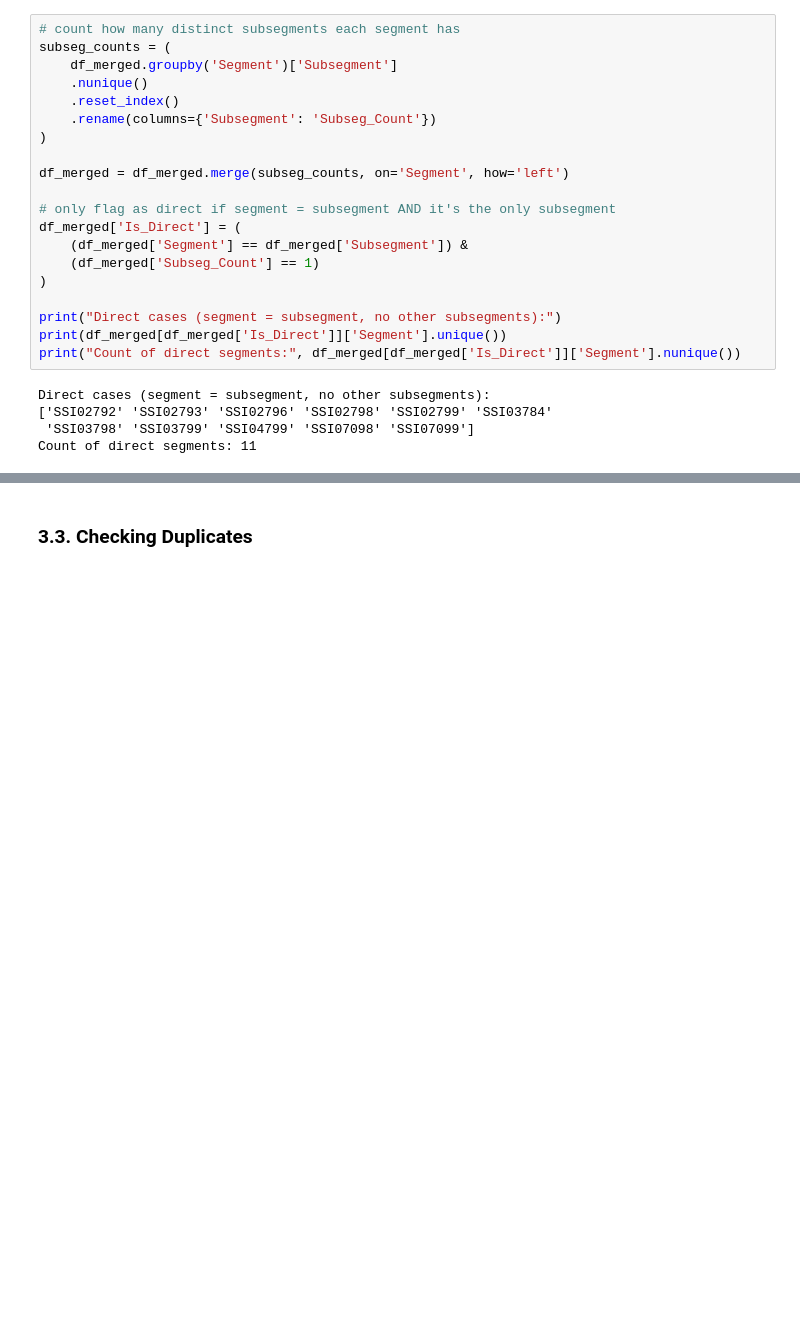
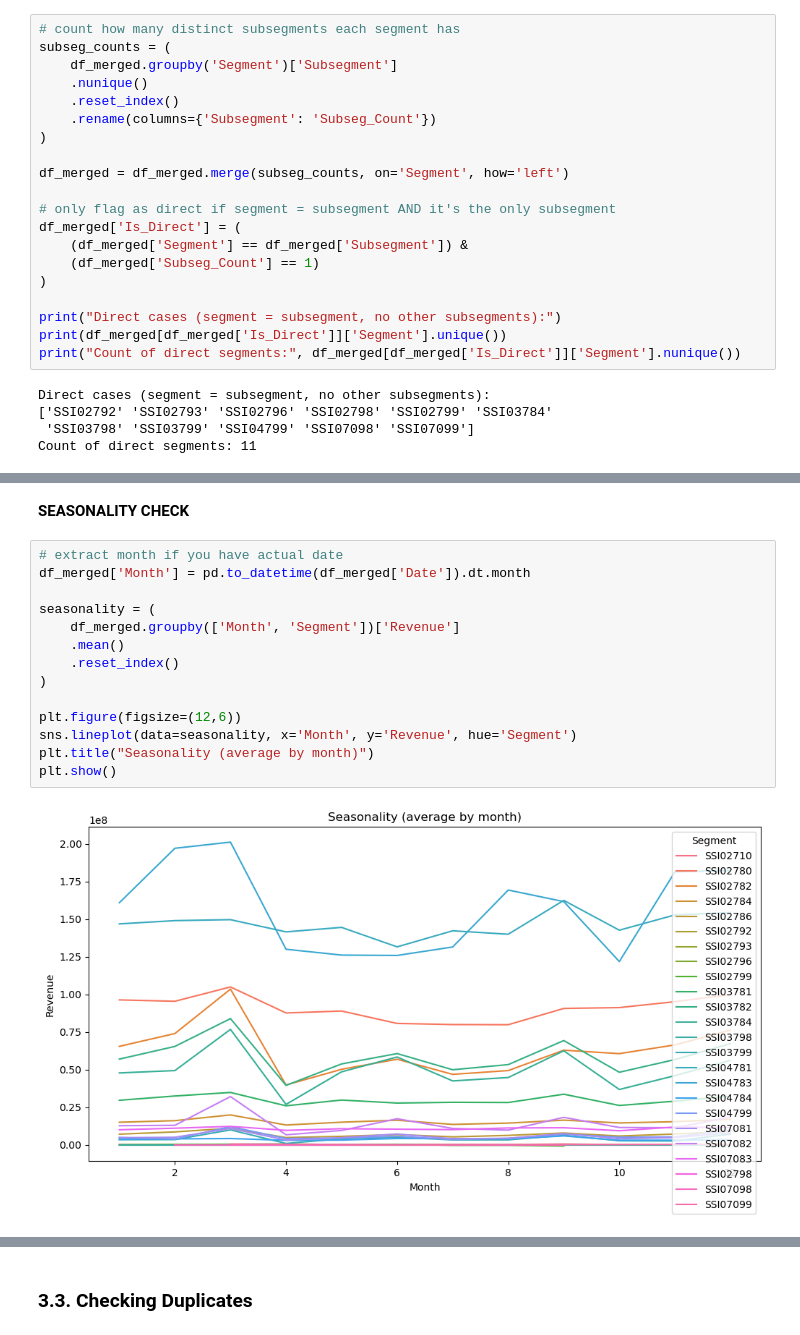
Before and after one commit to Alanog10/Siemens, a Jupyter notebook: Middle-Out.ipynb, the cells around one changed output, grey strips where cells are left out. Saved outputs shown, nothing was run; the diff lists cells and outputs as text; blank space fills up the shorter version.

```diff
--- a/Middle-Out.ipynb
+++ b/Middle-Out.ipynb
@@ -260,0 +145,18 @@ dtype: int64
+# %% [markdown]
+**SEASONALITY CHECK**
+# %%
+# extract month if you have actual date
+df_merged['Month'] = pd.to_datetime(df_merged['Date']).dt.month
+
+seasonality = (
+    df_merged.groupby(['Month', 'Segment'])['Revenue']
+    .mean()
+    .reset_index()
+)
+
+plt.figure(figsize=(12,6))
+sns.lineplot(data=seasonality, x='Month', y='Revenue', hue='Segment')
+plt.title("Seasonality (average by month)")
+plt.show()
+# %% [output]
+[figure, added]
```
Also changed, not shown: parts of 14 cells of this notebook.
